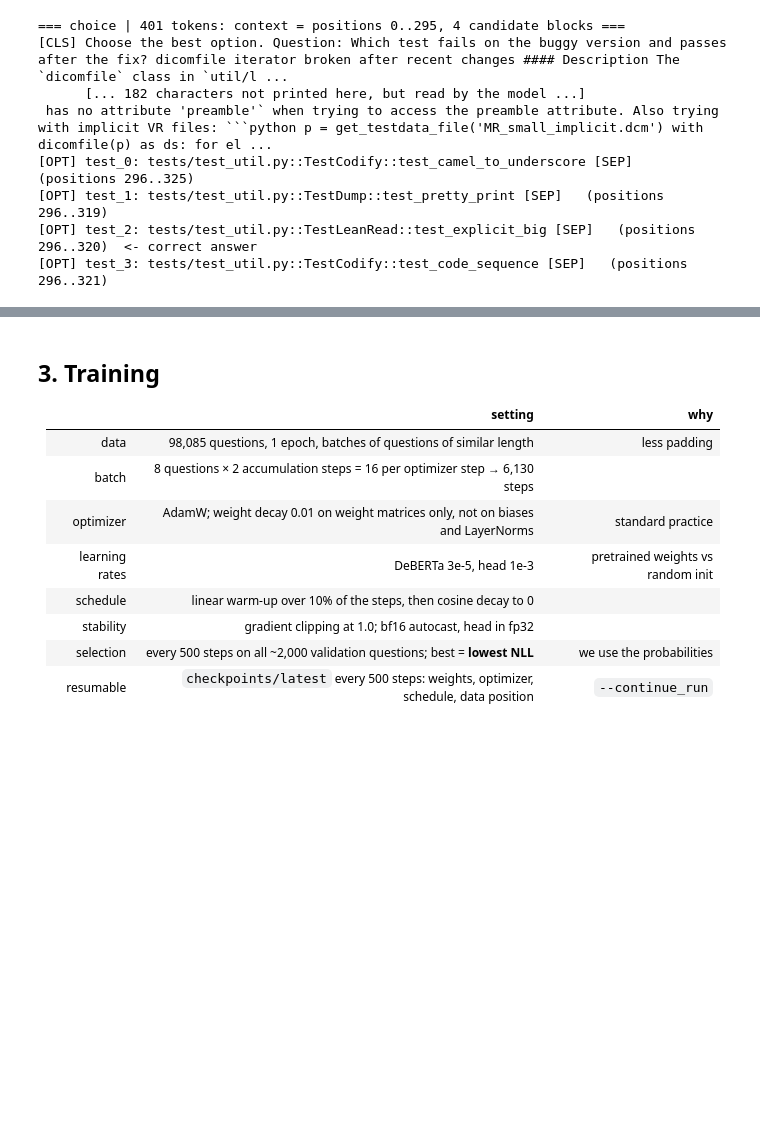
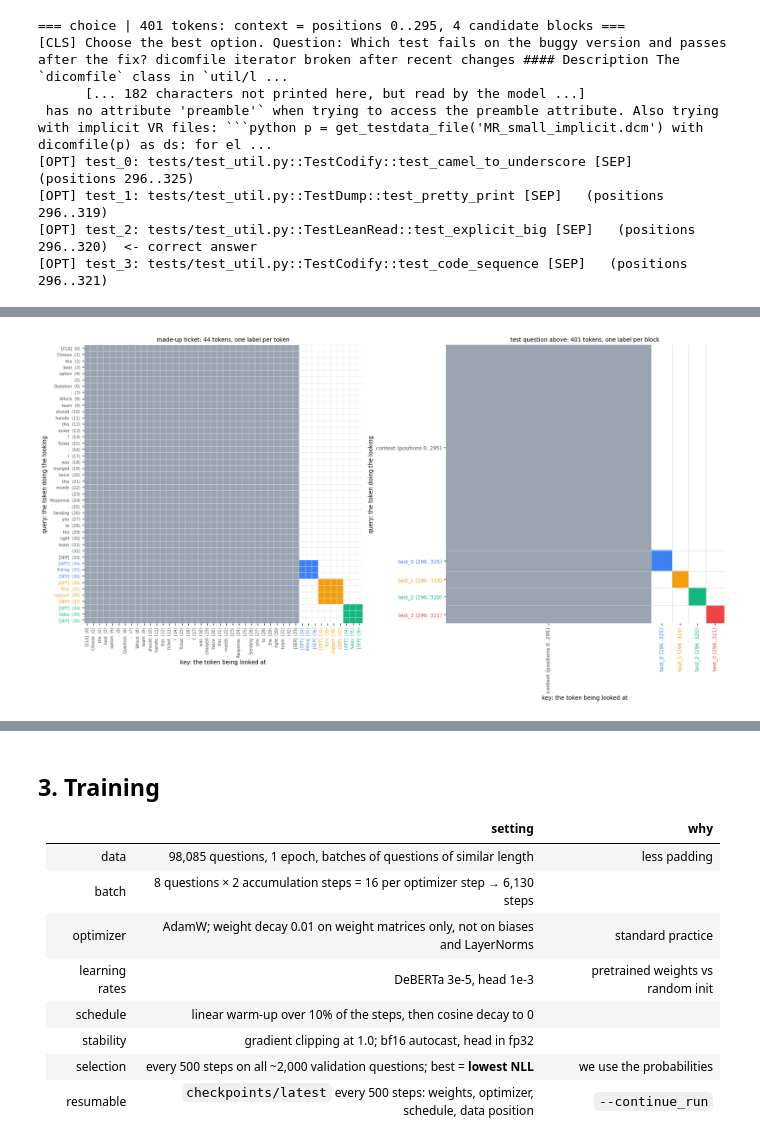
Before and after one commit to Alichnikof/nbev, a Jupyter notebook: choice_walkthrough.ipynb, the cells around one changed output, grey strips where cells are left out. Cells and saved outputs as stored; diff of their text form; code cells hidden in the pictures; blank space fills up the shorter version.

```diff
--- a/choice_walkthrough.ipynb
+++ b/choice_walkthrough.ipynb
@@ -146,0 +191,11 @@ show_model_input(arch, test_questions[7], d, max_context_chars=900)
+# %%
+toy = arch.encode_example("Ticket: I was charged twice this month. Response: Sending you to the right team.",
+                          "Which team should handle this ticket?", ["Billing", "Tech support", "Sales"], "choice",
+                          d["max_state_tokens"], d["max_choice_tokens"])
+question = test_questions[7]
+real = arch.encode_example(question["state"], question["instructions"], question["choices"], "choice",
+                           d["max_state_tokens"], d["max_choice_tokens"])
+plot_attention_mask(arch, [toy, real], [f"made-up ticket: {len(toy['input_ids'])} tokens, one label per token",
+                                        f"test question above: {len(real['input_ids'])} tokens, one label per block"])
+# %% [output]
+[figure, added]
```
Also changed, not shown: parts of 10 cells of this notebook, 2 other files.
